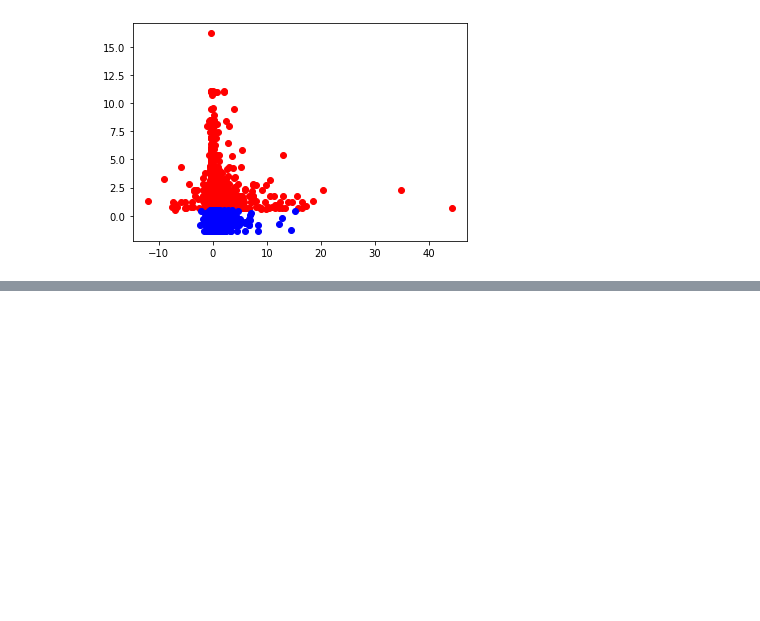
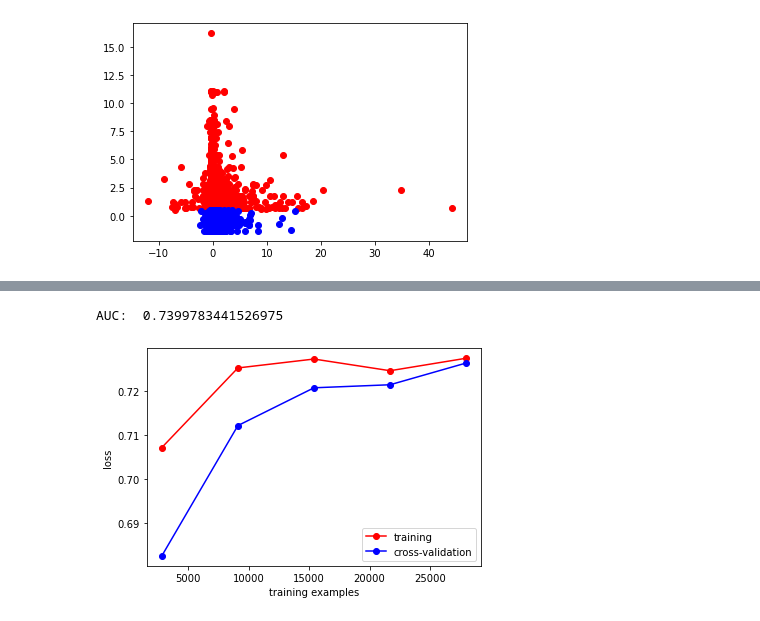
Before and after one commit to cug-sun/IF29_projet, a Jupyter notebook: Code définitif GR05.ipynb, the cells around one changed output, grey strips where cells are left out. Cells and saved outputs as stored; diff of their text form; code cells hidden in the pictures; blank space fills up the shorter version.

```diff
--- a/Code définitif GR05.ipynb
+++ b/Code définitif GR05.ipynb
@@ -405,0 +422,26 @@ ValueError: The number of FixedLocator locations (2), usually from a call to set
+# %%
+AUC = auc(fpr, tpr)
+print("AUC: ",AUC)
+# %% [output]
+AUC:  0.7399783441526975
+# %%
+#learing curve
+from sklearn.model_selection import learning_curve
+
+train_sizes, train_scores, test_scores = learning_curve(
+    svm_clf, X_train, y_train, scoring='accuracy'
+)
+# %%
+train_scores_mean = np.mean(train_scores, axis=1)
+train_scores_std = np.std(train_scores, axis=1)
+test_scores_mean = np.mean(test_scores, axis=1)
+test_scores_std = np.std(test_scores, axis=1)
+# %%
+plt.plot(train_sizes, train_scores_mean, 'o-', color='r', label='training')
+plt.plot(train_sizes, test_scores_mean, 'o-', color='b', label='cross-validation')
+plt.xlabel("training examples")
+plt.ylabel("loss")
+plt.legend(loc="best")
+plt.show()
+# %% [output]
+[figure, added]
```
Also changed, not shown: parts of 28 cells of this notebook.
